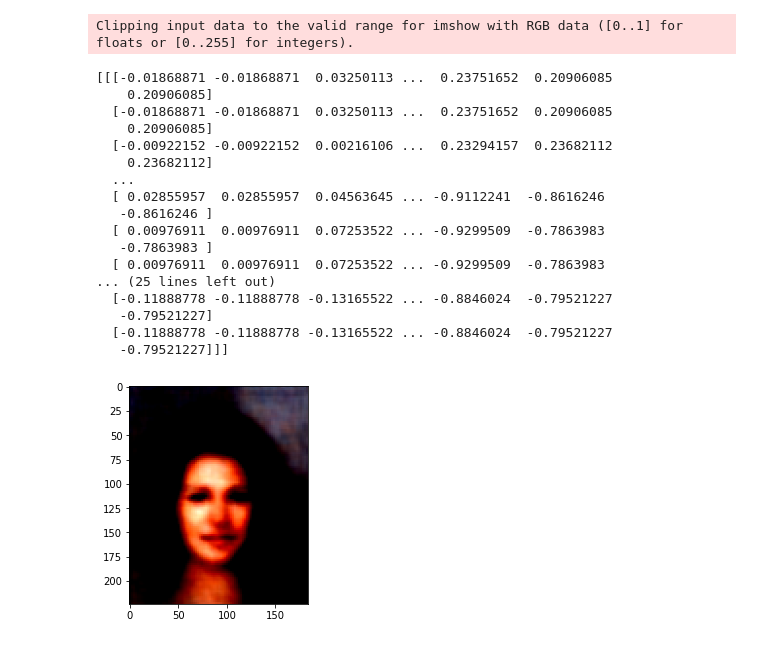
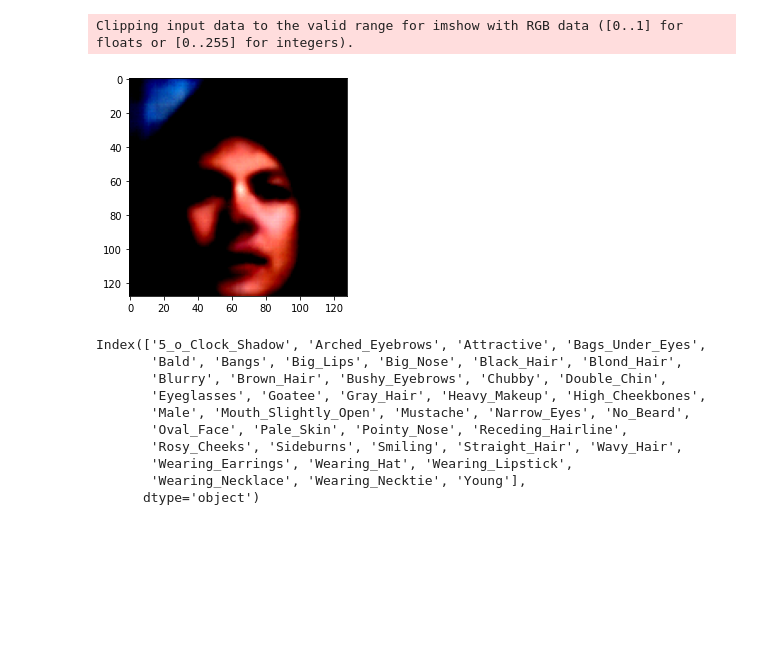
Before and after one commit to redrag0n/face_creation, a Jupyter notebook: visualization.ipynb, the cells around one changed output. Drawn from its saved outputs; the diff is of its cells as text; code cells hidden in the pictures; blank space fills up the shorter version.

Commit message:
update model

```diff
--- a/visualization.ipynb
+++ b/visualization.ipynb
@@ -8,7 +8,7 @@ from celeba_dataset import CelebaDataset, IMG_SHAPE, data_transforms
 import matplotlib.pyplot as plt
 # %%
 DATA_DIR = '../data'
-MODEL_PATH = '../models/attempt7/epoch10'
+MODEL_PATH = '../models/attempt20/epoch16'
 ANNOTATION_DATA_PATH = f'{DATA_DIR}/list_attr_celeba.csv'
 DATA_PATH = f'{DATA_DIR}/img_align_celeba'
 # %%
@@ -109,22 +78,18 @@ Clipping input data to the valid range for imshow with RGB data ([0..1] for floa
 # %%
-creation(['Arched_Eyebrows'])
+creation(['Mustache'])
 # %% [output]
 Clipping input data to the valid range for imshow with RGB data ([0..1] for floats or [0..255] for integers).
-[[[-0.01868871 -0.01868871  0.03250113 ...  0.23751652  0.20906085
-    0.20906085]
-  [-0.01868871 -0.01868871  0.03250113 ...  0.23751652  0.20906085
-    0.20906085]
-  [-0.00922152 -0.00922152  0.00216106 ...  0.23294157  0.23682112
-    0.23682112]
-  ...
-  [ 0.02855957  0.02855957  0.04563645 ... -0.9112241  -0.8616246
-   -0.8616246 ]
-  [ 0.00976911  0.00976911  0.07253522 ... -0.9299509  -0.7863983
-   -0.7863983 ]
-  [ 0.00976911  0.00976911  0.07253522 ... -0.9299509  -0.7863983
-... (25 lines left out)
-  [-0.11888778 -0.11888778 -0.13165522 ... -0.8846024  -0.79521227
-   -0.79521227]
-  [-0.11888778 -0.11888778 -0.13165522 ... -0.8846024  -0.79521227
-   -0.79521227]]]
-[figure, old version]
+[figure, new version]
+# %%
+print(dataset.labels)
+# %% [output]
+Index(['5_o_Clock_Shadow', 'Arched_Eyebrows', 'Attractive', 'Bags_Under_Eyes',
+       'Bald', 'Bangs', 'Big_Lips', 'Big_Nose', 'Black_Hair', 'Blond_Hair',
+       'Blurry', 'Brown_Hair', 'Bushy_Eyebrows', 'Chubby', 'Double_Chin',
+       'Eyeglasses', 'Goatee', 'Gray_Hair', 'Heavy_Makeup', 'High_Cheekbones',
+       'Male', 'Mouth_Slightly_Open', 'Mustache', 'Narrow_Eyes', 'No_Beard',
+       'Oval_Face', 'Pale_Skin', 'Pointy_Nose', 'Receding_Hairline',
+       'Rosy_Cheeks', 'Sideburns', 'Smiling', 'Straight_Hair', 'Wavy_Hair',
+       'Wearing_Earrings', 'Wearing_Hat', 'Wearing_Lipstick',
+       'Wearing_Necklace', 'Wearing_Necktie', 'Young'],
+      dtype='object')
```
Also changed, not shown: parts of 10 cells of this notebook, 4 other files.
